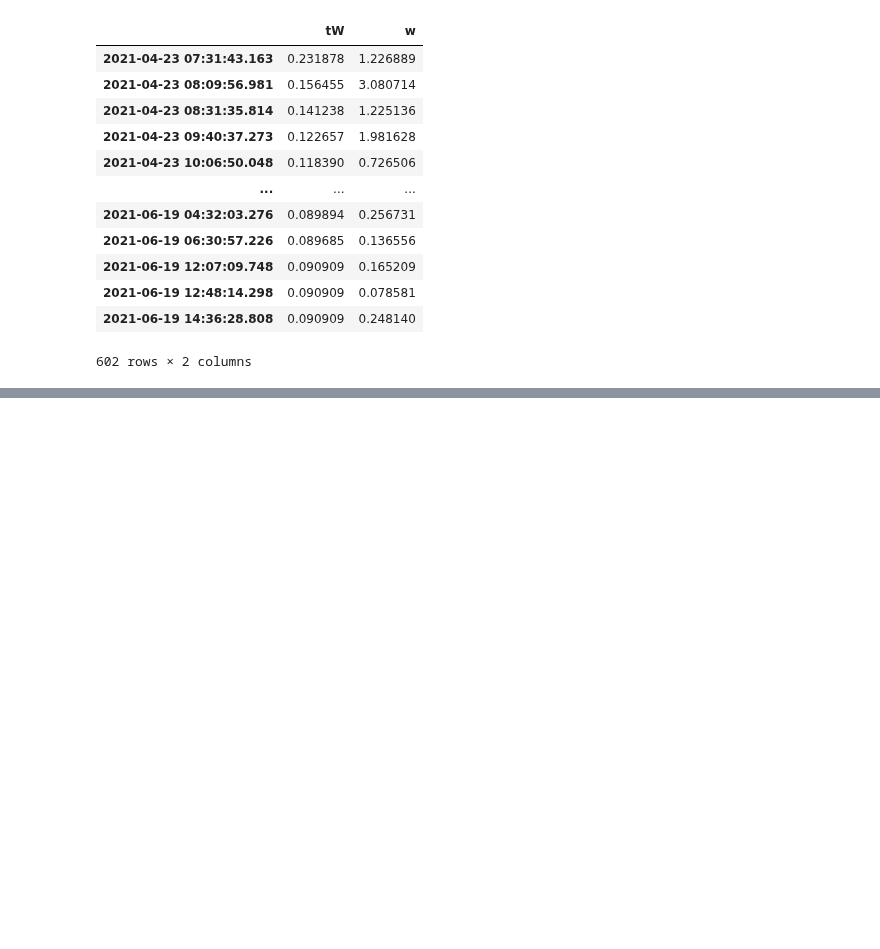
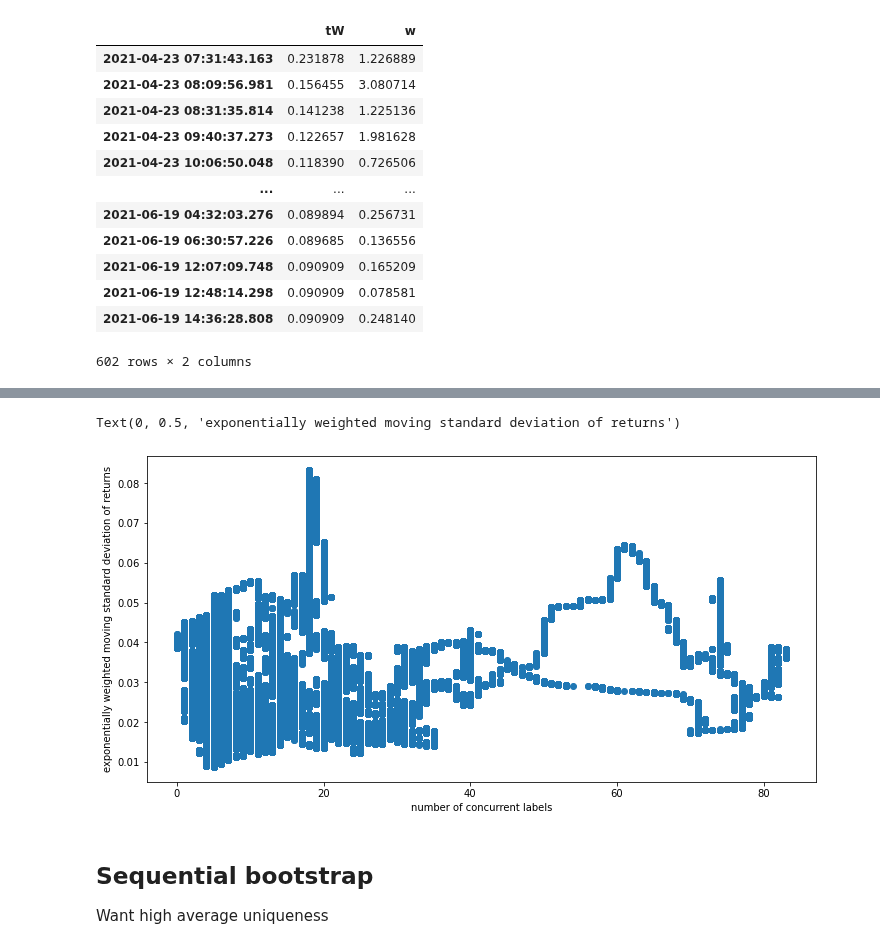
Before and after one commit to sunnymnie/bitcoin-printer, a Jupyter notebook: 4-sample-weights/chapter-4.ipynb, the cells around one changed output, grey strips where cells are left out. Drawn from its saved outputs; the diff is of its cells as text; code cells hidden in the pictures; blank space fills up the shorter version.

```diff
--- a/4-sample-weights/chapter-4.ipynb
+++ b/4-sample-weights/chapter-4.ipynb
@@ -250,0 +291,8 @@ out
+# %%
+vol = pd.read_csv("../data/vol.csv", index_col=0, parse_dates=True, squeeze=True)
+# %%
+cl = mp_pandas_obj(mpNumCoEvents,('molecule',events.index),
+                              1,closeIdx=df.index,t1=events['t1'])
+# %%
+vol = vol.reindex(cl.index)
+vol
@@ -250,0 +327,12 @@ out
+# %%
+fig, ax = plt.subplots(figsize=(12, 6))
+
+ax.scatter(cl, vol)
+ax.set_xlabel("number of concurrent labels")
+ax.set_ylabel("exponentially weighted moving standard deviation of returns")
+# %% [output]
+Text(0, 0.5, 'exponentially weighted moving standard deviation of returns')
+[figure, added]
+# %% [markdown]
+## Sequential bootstrap
+Want high average uniqueness
```
Also changed, not shown: parts of 20 cells of this notebook, 7 other files.
